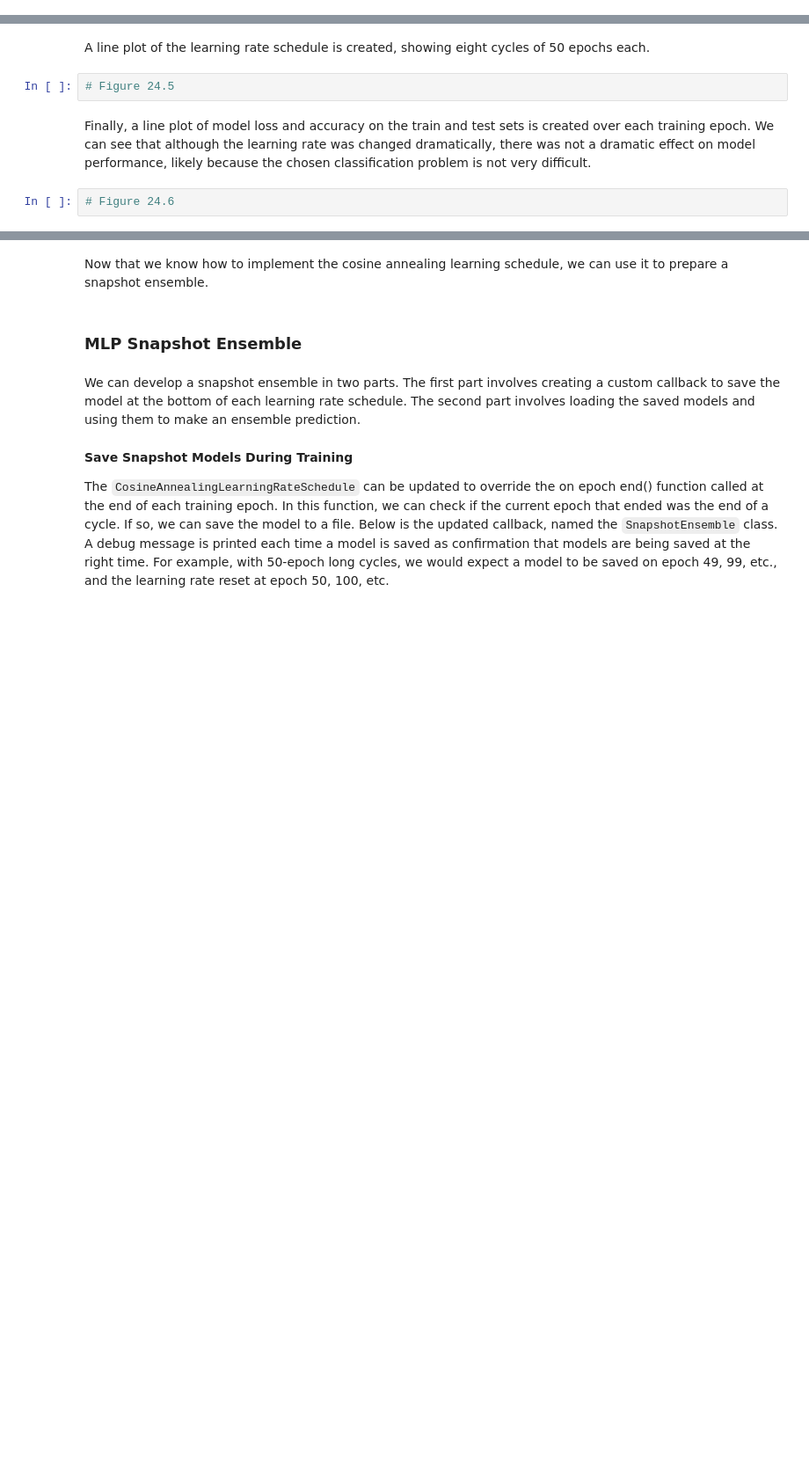
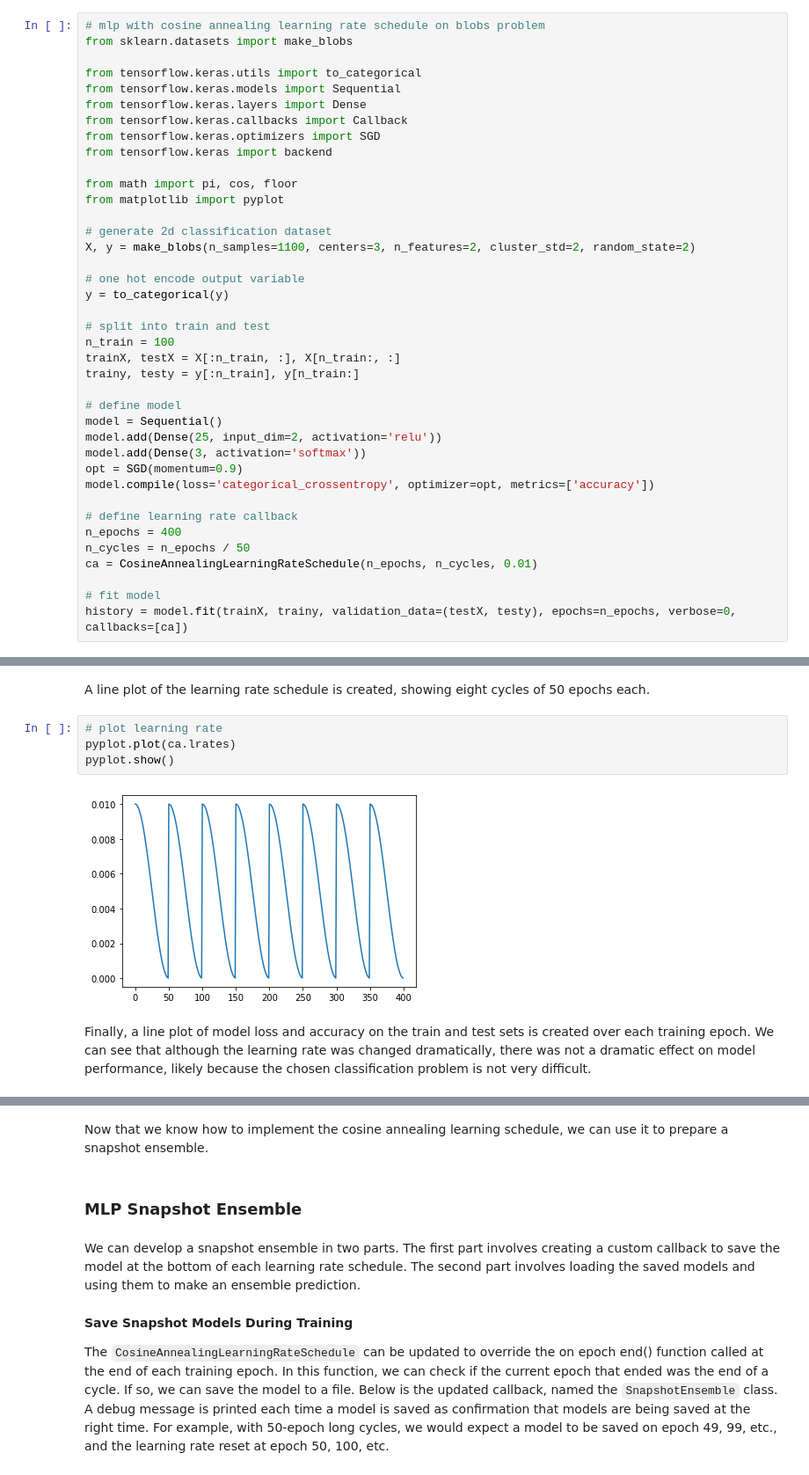
Before and after one commit to Deep-Learning-Challenge/challenge-notebooks, a Jupyter notebook: 4.Advanced Topics/3.Better Predictions/5. Cyclic Learning Rate and Snapshot Ensembles.ipynb, the cells around one changed output, grey strips where cells are left out. Shown at 88% size. Drawn from its saved outputs; the diff is of its cells as text; blank space fills up the shorter version.

```diff
--- a/4.Advanced Topics/3.Better Predictions/5. Cyclic Learning Rate and Snapshot Ensembles.ipynb
+++ b/4.Advanced Topics/3.Better Predictions/5. Cyclic Learning Rate and Snapshot Ensembles.ipynb
@@ -258,3 +321,42 @@ Tying these elements together, the complete example of training an MLP on the bl
+# %%
+# mlp with cosine annealing learning rate schedule on blobs problem
+from sklearn.datasets import make_blobs
+
+from tensorflow.keras.utils import to_categorical
+from tensorflow.keras.models import Sequential
+from tensorflow.keras.layers import Dense
+from tensorflow.keras.callbacks import Callback
+from tensorflow.keras.optimizers import SGD
+from tensorflow.keras import backend
+
+from math import pi, cos, floor
+from matplotlib import pyplot
+
+# generate 2d classification dataset
+X, y = make_blobs(n_samples=1100, centers=3, n_features=2, cluster_std=2, random_state=2)
+
+# one hot encode output variable
+y = to_categorical(y)
+
+# split into train and test
+n_train = 100
+trainX, testX = X[:n_train, :], X[n_train:, :]
+trainy, testy = y[:n_train], y[n_train:]
+
+# define model
+model = Sequential()
+model.add(Dense(25, input_dim=2, activation='relu'))
+model.add(Dense(3, activation='softmax'))
+opt = SGD(momentum=0.9)
+model.compile(loss='categorical_crossentropy', optimizer=opt, metrics=['accuracy'])
+
+# define learning rate callback
+n_epochs = 400
+n_cycles = n_epochs / 50
+ca = CosineAnnealingLearningRateSchedule(n_epochs, n_cycles, 0.01)
+
+# fit model
+history = model.fit(trainX, trainy, validation_data=(testX, testy), epochs=n_epochs, verbose=0, callbacks=[ca])
 # %% [markdown]
 Running the example first reports the accuracy of the model on the training and test sets.
 
@@ -266,8 +373,10 @@ In this case, we do not see much difference in the final model's performance com
 # %% [markdown]
 A line plot of the learning rate schedule is created, showing eight cycles of 50 epochs each.
-# %%
-# Figure 24.5
+# %%
+# plot learning rate
+pyplot.plot(ca.lrates)
+pyplot.show()
+# %% [output]
+[figure, added]
 # %% [markdown]
 Finally, a line plot of model loss and accuracy on the train and test sets is created over each training epoch. We can see that although the learning rate was changed dramatically, there was not a dramatic effect on model performance, likely because the chosen classification problem is not very difficult.
-# %%
-# Figure 24.6
```
Also changed, not shown: parts of 45 cells of this notebook, 4 other files.
